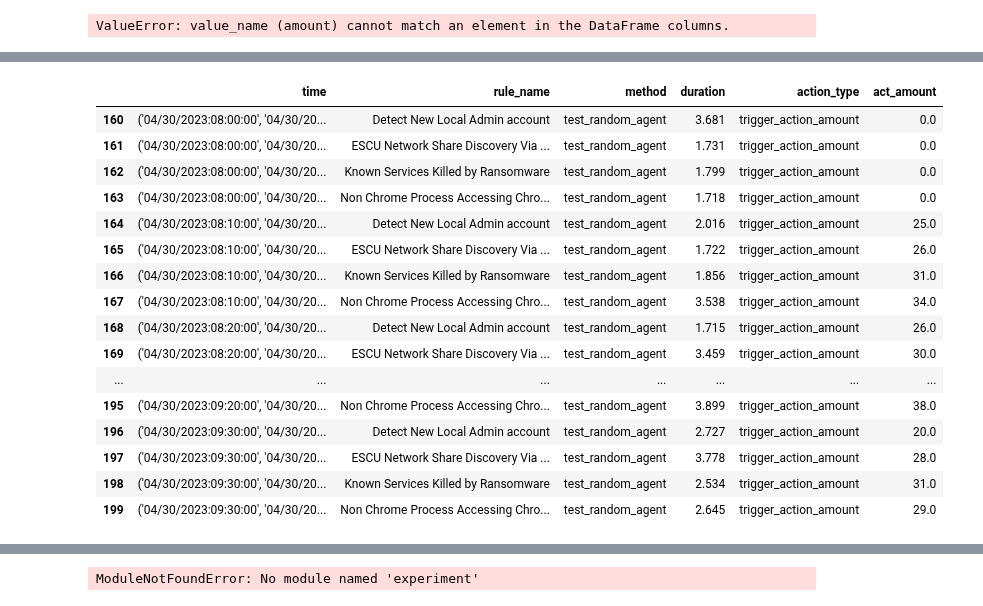
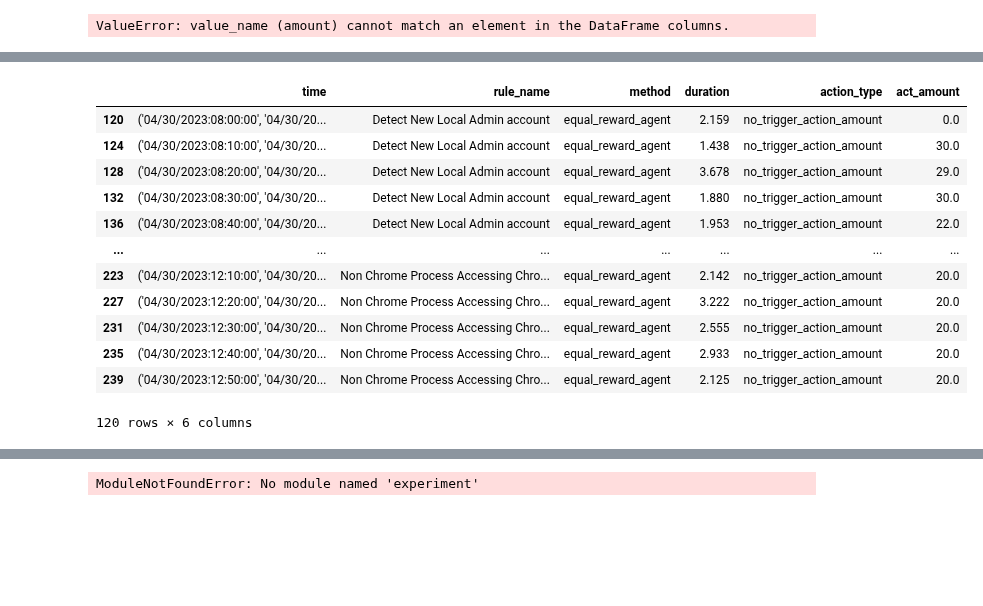
Before and after one commit to sapirani/GreenSecurityMeasurementAndOptimizationFramework, a Jupyter notebook: SplunkResearch/src/result_analysis.ipynb, the cells around one changed output, grey strips where cells are left out. Cells and saved outputs as stored; diff of their text form; code cells hidden in the pictures; blank space fills up the shorter version.

```diff
--- a/SplunkResearch/src/result_analysis.ipynb
+++ b/SplunkResearch/src/result_analysis.ipynb
@@ -233,13 +241,12 @@ def dict_to_df_alert(values_dict):
     return alert_df
 # %%
 #load json file
-with open(f'{expirment_dir}/test/reward_values_dict.json') as f:
-    model_values = json.load(f)
-model_values.keys()
-
+with open(f'{expirment_dir}/equal_reward_agent/reward_values_dict.json') as f:
+    equal_reward_agent = json.load(f)
+with open(f'{expirment_dir}/duration_agent/reward_values_dict.json') as f:
+    duration_agent = json.load(f)
 with open(f'{expirment_dir}/test_no_agent/reward_values_dict.json') as f:
     test_passive_agent = json.load(f)
-test_passive_agent.keys()
 
 with open(f'{expirment_dir}/test_random_agent/reward_values_dict.json') as f:
     test_random_agent = json.load(f)
@@ -409,10 +425,11 @@ def get_time_rule_energy_df(mode, file_name):
             rules_names.append(r['name'])
             time_rules_energy_dict_test_data.append({'time': e['time_range'], 'rule_name': r['name'], 'duration': r['run_duration'], 'num_of_rules': len(e['rules']), 'method': mode})
     return pd.DataFrame(time_rules_energy_dict_test_data)
-test_time_rules_energy_df = get_time_rule_energy_df("test", 'time_rules_energy')
+duration_agent_time_rules_energy_df = get_time_rule_energy_df("duration_agent", 'time_rules_energy')
+equal_reward_agent_time_rules_energy_df = get_time_rule_energy_df("equal_reward_agent", 'time_rules_energy')
 random_baseline_time_rules_energy_df = get_time_rule_energy_df("test_random_agent", 'time_rules_energy')
 passive_baseline_time_rules_energy_df = get_time_rule_energy_df("test_no_agent", 'time_rules_energy')
-time_rules_energy_df = pd.concat([test_time_rules_energy_df, random_baseline_time_rules_energy_df, passive_baseline_time_rules_energy_df]).reset_index()
+time_rules_energy_df = pd.concat([duration_agent_time_rules_energy_df, equal_reward_agent_time_rules_energy_df, random_baseline_time_rules_energy_df, passive_baseline_time_rules_energy_df]).reset_index()
 time_rules_energy_df
 # %% [output]
 |  | index | time | rule_name | duration | num_of_rules | method |
@@ -443,15 +456,16 @@ time_rules_energy_df['index'] = time_rules_energy_df['time'].apply(lambda x: tim
 # %%
 relevant_logtypes = sorted(list({f"{logtype[0]}_{logtype[1]}"  for rule in time_rules_energy_df.rule_name.unique() for logtype  in section_logtypes[rule]})) #[(x[0], str(x[1])) for x in state_span]
 def get_time_action_df(mode, file_name):
-    with open(f'{expirment_dir}/{mode}/{file_name}_{mode}.json') as f:
+    with open(f'{expirment_dir}/{mode}/{file_name}.json') as f:
         time_rules_energy_dict_test = json.load(f)
         print(time_rules_energy_dict_test)
     df = pd.DataFrame(time_rules_energy_dict_test)#, columns=relevant_logtypes+['wineventlog:security_4624'])
     df['method'] = mode
     return df
 # test_action = get_time_action_df("test", 'action_dict_test')
-test_action = get_time_action_df("test", 'action_dict')
+equal_reward_agent_action = get_time_action_df("equal_reward_agent", 'action_dict')
+duration_agent_action = get_time_action_df("duration_agent", 'action_dict')
 random_baseline_action = get_time_action_df("test_random_agent", 'action_dict')
 passive_baseline_action = get_time_action_df("test_no_agent", 'action_dict')
-time_action_df = pd.concat([test_action, random_baseline_action, passive_baseline_action]).reset_index()
+time_action_df = pd.concat([equal_reward_agent_action, duration_agent_action, random_baseline_action, passive_baseline_action]).reset_index()
 # %% [output]
@@ -662,22 +673,18 @@ time_rules_energy_df
 # %%
 x = time_rules_energy_df.melt(id_vars=['time', 'rule_name', 'method', 'duration'], value_vars=['no_trigger_action_amount', 'trigger_action_amount'], var_name='action_type', value_name='act_amount')
 # %%
-x[(x['method']=="test_random_agent")&(x["action_type"]=="trigger_action_amount")]
+x[(x['method']=="equal_reward_agent")&(x["action_type"]=="no_trigger_action_amount")]
 # %% [output]
 |  | time | rule_name | method | duration | action_type | act_amount |
-| 160 | ('04/30/2023:08:00:00', '04/30/20... | Detect New Local Admin account | test_random_agent | 3.681 | trigger_action_amount | 0.0 |
-| 161 | ('04/30/2023:08:00:00', '04/30/20... | ESCU Network Share Discovery Via ... | test_random_agent | 1.731 | trigger_action_amount | 0.0 |
-| 162 | ('04/30/2023:08:00:00', '04/30/20... | Known Services Killed by Ransomware | test_random_agent | 1.799 | trigger_action_amount | 0.0 |
-| 163 | ('04/30/2023:08:00:00', '04/30/20... | Non Chrome Process Accessing Chro... | test_random_agent | 1.718 | trigger_action_amount | 0.0 |
-| 164 | ('04/30/2023:08:10:00', '04/30/20... | Detect New Local Admin account | test_random_agent | 2.016 | trigger_action_amount | 25.0 |
-| 165 | ('04/30/2023:08:10:00', '04/30/20... | ESCU Network Share Discovery Via ... | test_random_agent | 1.722 | trigger_action_amount | 26.0 |
-| 166 | ('04/30/2023:08:10:00', '04/30/20... | Known Services Killed by Ransomware | test_random_agent | 1.856 | trigger_action_amount | 31.0 |
-| 167 | ('04/30/2023:08:10:00', '04/30/20... | Non Chrome Process Accessing Chro... | test_random_agent | 3.538 | trigger_action_amount | 34.0 |
-| 168 | ('04/30/2023:08:20:00', '04/30/20... | Detect New Local Admin account | test_random_agent | 1.715 | trigger_action_amount | 26.0 |
-| 169 | ('04/30/2023:08:20:00', '04/30/20... | ESCU Network Share Discovery Via ... | test_random_agent | 3.459 | trigger_action_amount | 30.0 |
+| 120 | ('04/30/2023:08:00:00', '04/30/20... | Detect New Local Admin account | equal_reward_agent | 2.159 | no_trigger_action_amount | 0.0 |
+| 124 | ('04/30/2023:08:10:00', '04/30/20... | Detect New Local Admin account | equal_reward_agent | 1.438 | no_trigger_action_amount | 30.0 |
+| 128 | ('04/30/2023:08:20:00', '04/30/20... | Detect New Local Admin account | equal_reward_agent | 3.678 | no_trigger_action_amount | 29.0 |
+| 132 | ('04/30/2023:08:30:00', '04/30/20... | Detect New Local Admin account | equal_reward_agent | 1.880 | no_trigger_action_amount | 30.0 |
+| 136 | ('04/30/2023:08:40:00', '04/30/20... | Detect New Local Admin account | equal_reward_agent | 1.953 | no_trigger_action_amount | 22.0 |
 | ... | ... | ... | ... | ... | ... | ... |
-| 195 | ('04/30/2023:09:20:00', '04/30/20... | Non Chrome Process Accessing Chro... | test_random_agent | 3.899 | trigger_action_amount | 38.0 |
-| 196 | ('04/30/2023:09:30:00', '04/30/20... | Detect New Local Admin account | test_random_agent | 2.727 | trigger_action_amount | 20.0 |
-| 197 | ('04/30/2023:09:30:00', '04/30/20... | ESCU Network Share Discovery Via ... | test_random_agent | 3.778 | trigger_action_amount | 28.0 |
-| 198 | ('04/30/2023:09:30:00', '04/30/20... | Known Services Killed by Ransomware | test_random_agent | 2.534 | trigger_action_amount | 31.0 |
-| 199 | ('04/30/2023:09:30:00', '04/30/20... | Non Chrome Process Accessing Chro... | test_random_agent | 2.645 | trigger_action_amount | 29.0 |
+| 223 | ('04/30/2023:12:10:00', '04/30/20... | Non Chrome Process Accessing Chro... | equal_reward_agent | 2.142 | no_trigger_action_amount | 20.0 |
+| 227 | ('04/30/2023:12:20:00', '04/30/20... | Non Chrome Process Accessing Chro... | equal_reward_agent | 3.222 | no_trigger_action_amount | 20.0 |
+| 231 | ('04/30/2023:12:30:00', '04/30/20... | Non Chrome Process Accessing Chro... | equal_reward_agent | 2.555 | no_trigger_action_amount | 20.0 |
+| 235 | ('04/30/2023:12:40:00', '04/30/20... | Non Chrome Process Accessing Chro... | equal_reward_agent | 2.933 | no_trigger_action_amount | 20.0 |
+| 239 | ('04/30/2023:12:50:00', '04/30/20... | Non Chrome Process Accessing Chro... | equal_reward_agent | 2.125 | no_trigger_action_amount | 20.0 |
+120 rows × 6 columns
```
Also changed, not shown: parts of 19 cells of this notebook, 25 other files.
